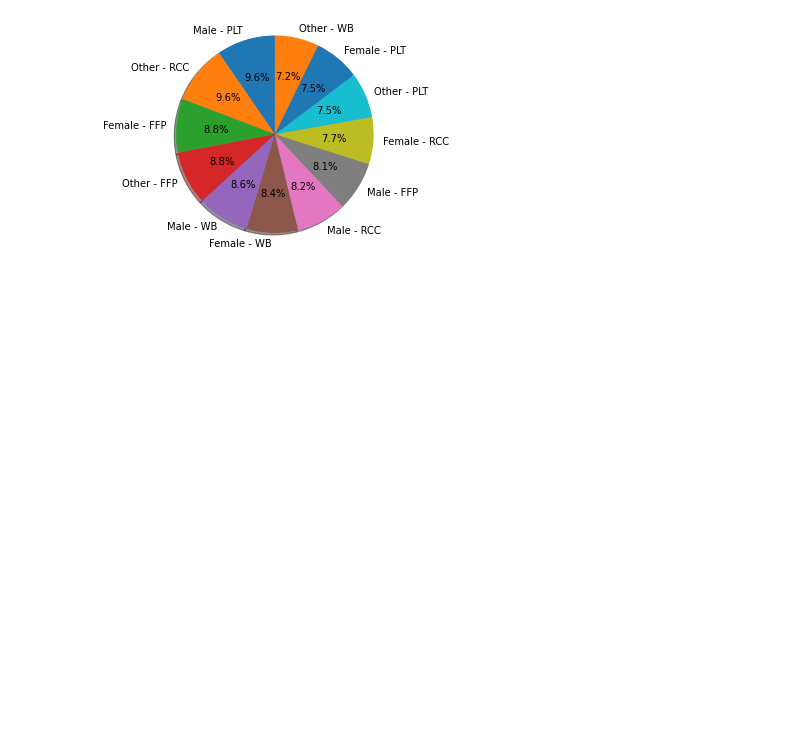
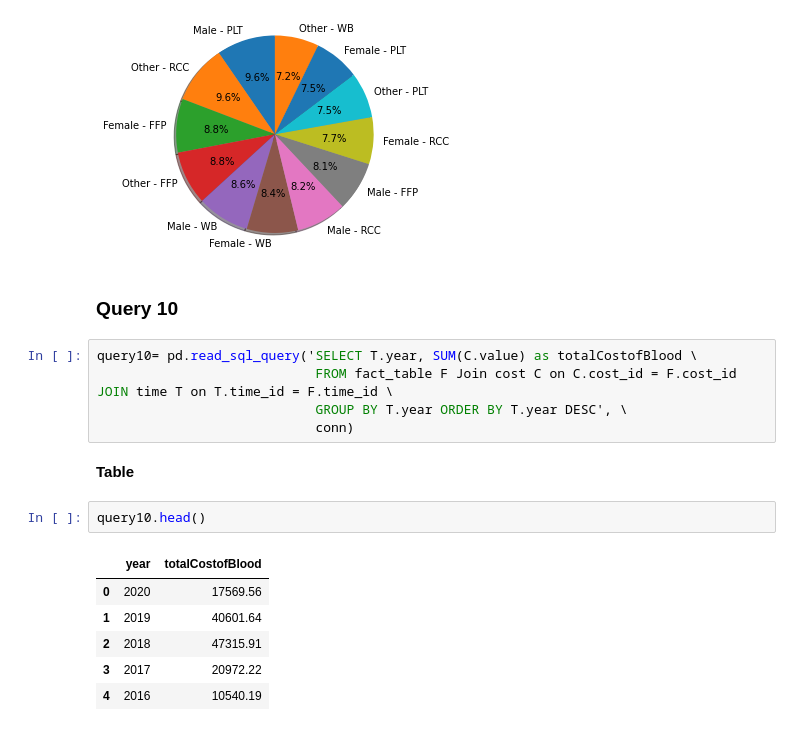
Before and after one commit to ihassanjavaid/BloodBank-Warehouse-py, a Jupyter notebook: notebooks/bloodbank_visualizations.ipynb, the cells around one changed output. Saved outputs shown, nothing was run; the diff lists cells and outputs as text; blank space fills up the shorter version.

```diff
--- a/notebooks/bloodbank_visualizations.ipynb
+++ b/notebooks/bloodbank_visualizations.ipynb
@@ -90,3 +90,21 @@ ax1.axis('equal')
 plt.show()
 # %% [output]
 [figure]
+# %% [markdown]
+### Query 10
+# %%
+query10= pd.read_sql_query('SELECT T.year, SUM(C.value) as totalCostofBlood \
+                            FROM fact_table F Join cost C on C.cost_id = F.cost_id JOIN time T on T.time_id = F.time_id \
+                            GROUP BY T.year ORDER BY T.year DESC', \
+                            conn)
+# %% [markdown]
+**Table**
+# %%
+query10.head()
+# %% [output]
+|  | year | totalCostofBlood |
+| 0 | 2020 | 17569.56 |
+| 1 | 2019 | 40601.64 |
+| 2 | 2018 | 47315.91 |
+| 3 | 2017 | 20972.22 |
+| 4 | 2016 | 10540.19 |
```
Also changed, not shown: parts of 2 cells of this notebook.
